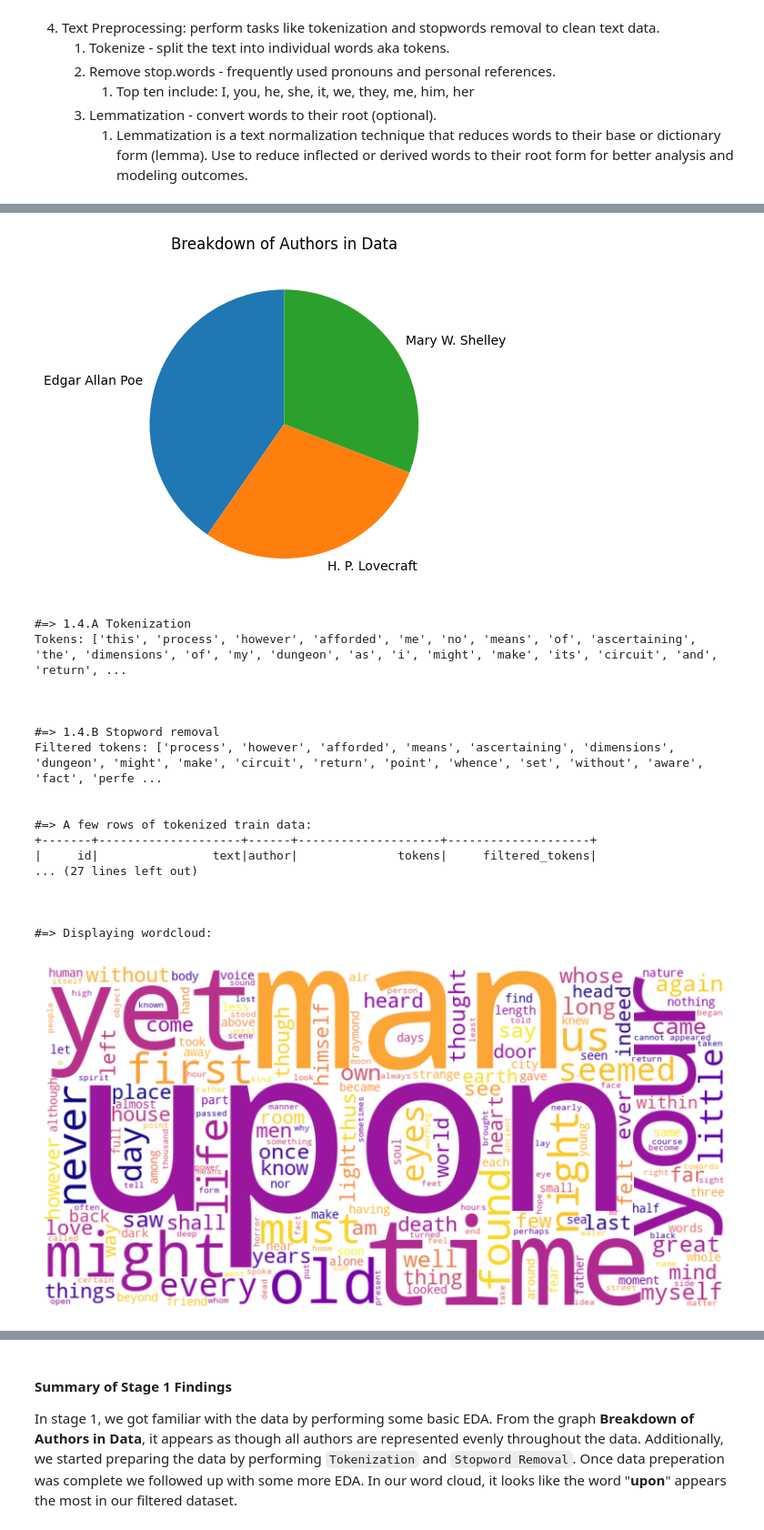
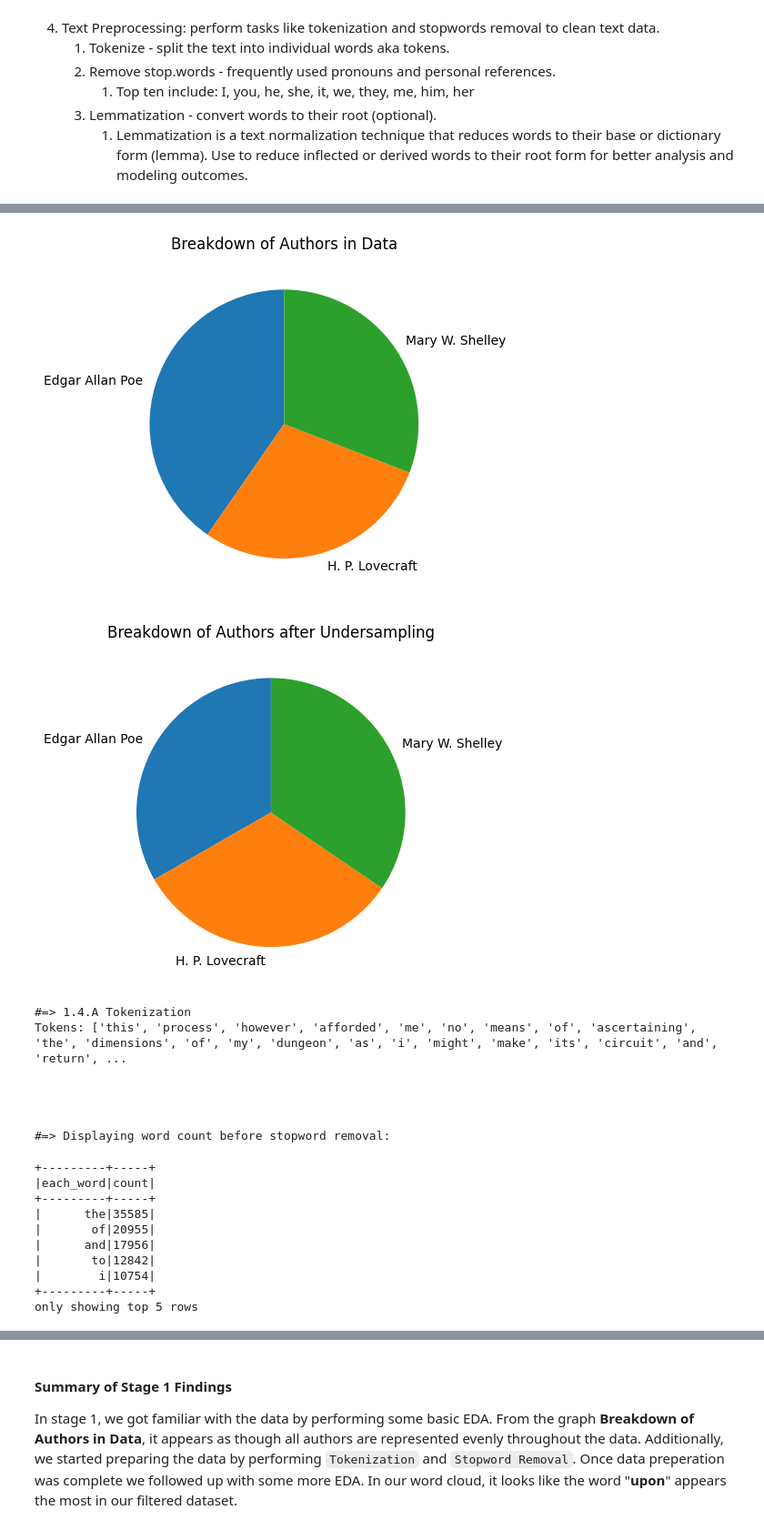
Before and after one commit to evandergraaf/M5.12-Spooky-Spark-Team-6, a Jupyter notebook: spookyspark.ipynb, the cells around one changed output, grey strips where cells are left out. Shown at 91% size. Drawn from its saved outputs; the diff is of its cells as text; code cells hidden in the pictures.

Commit message:
Add undersampling and tailored stopwords

```diff
--- a/spookyspark.ipynb
+++ b/spookyspark.ipynb
@@ -172,10 +189,25 @@ print(f"Texts by Edgar Allan Poe: {eap_count} ({round(100 * eap_count / df_train
 print(f"Texts by H. P. Lovecraft: {hpl_count} ({round(100 * hpl_count / df_train.count(), 1)}%)")
 print(f"Texts by Mary W. Shelley: {mws_count} ({round(100 * mws_count / df_train.count(), 1)}%)")
 
-# Breakdown of authors
+# Breakdown of authors before undersampling
 y = np.array([eap_count, hpl_count, mws_count])
 labels = [authors['EAP'], authors['HPL'], authors['MWS']]
 plt.title('Breakdown of Authors in Data')
+plt.pie(y, labels = labels, startangle=90)
+plt.show()
+
+# Undersample majority class (EAP)
+fraction = (hpl_count + mws_count) / (2 * eap_count)
+undersampled_col = df_train.filter("author == 'EAP'").sample(withReplacement=False, fraction=fraction, seed=17)
+df_train_undersampled = df_train.filter("author != 'EAP'").union(undersampled_col)
+
+# Breakdown of authors after undersampling
+eap_count = df_train_undersampled.filter("author == 'EAP'").count()
+hpl_count = df_train_undersampled.filter("author == 'HPL'").count()
+mws_count = df_train_undersampled.filter("author == 'MWS'").count()
+y = np.array([eap_count, hpl_count, mws_count])
+labels = [authors['EAP'], authors['HPL'], authors['MWS']]
+plt.title('Breakdown of Authors after Undersampling')
 plt.pie(y, labels = labels, startangle=90)
 plt.show()
 
@@ -188,13 +220,30 @@ print('\n#=> 1.4.A Tokenization')
 print(f"Tokens: {df_train_tokenized.head().tokens}")
 print("\n")
 
+# Create a list of stopwords tailored to this dataset
+# Explode the 'tokens' column to get individual words in separate rows
+words_exploded = df_train_tokenized.withColumn("each_word", explode(col("tokens")))
+##Count the occurrences of each word
+word_count = words_exploded.groupBy("each_word").count()
+##Now show the result
+print("\n")
+print('#=> Displaying word count before stopword removal:')
+word_count.orderBy(col("count").desc()).show(5)
+
+# Create and show the list of stopwords
+num_stopwords = 130
+stopwords_alt = [data[0] for data in word_count.orderBy(col("count").desc()).select('each_word').collect()]
+print(len(stopwords_alt))
+stopwords_alt = stopwords_alt[0:num_stopwords]
+print(stopwords_alt)
+
 # (1.4.B) Step 2: Stopword removal
 # List of stopwords compiled from the Gigaword corpus by Dr. George Wilson of Georgetown University: https://faculty.georgetown.edu/wilsong/IR/WD3.html
 with open('stopwords.csv', newline='') as csvfile:
     stopword_reader = csv.reader(csvfile, delimiter=',')
     next(stopword_reader, None)  # Skip header
     stopwords = [row[2] for row in stopword_reader]
-stopwords_remover = StopWordsRemover(inputCol="tokens", outputCol="filtered_tokens", stopWords=stopwords)
+stopwords_remover = StopWordsRemover(inputCol="tokens", outputCol="filtered_tokens", stopWords=stopwords_alt)
 df_train_no_stopwords = stopwords_remover.transform(df_train_tokenized)
 print('\n#=> 1.4.B Stopword removal')
 print(f"Filtered tokens: {df_train_no_stopwords.head().filtered_tokens}")
@@ -213,7 +262,7 @@ word_count = words_exploded.groupBy("each_word").count()
 
 ##Now show the result
 print("\n")
-print('#=> Displaying word count:')
+print('#=> Displaying word count after stopword removal:')
 word_count.orderBy(col("count").desc()).show(5)
 
 ##Create a wordcloud from the word counts obtained.
@@ -251,19 +300,19 @@ Texts by Mary W. Shelley: 6044 (30.9%)
 [figure]
-#=> 1.4.A Tokenization
-Tokens: ['this', 'process', 'however', 'afforded', 'me', 'no', 'means', 'of', 'ascertaining', 'the', 'dimensions', 'of', 'my', 'dungeon', 'as', 'i', 'might', 'make', 'its', 'circuit', 'and', 'return', ...
-
-
-
-#=> 1.4.B Stopword removal
-Filtered tokens: ['process', 'however', 'afforded', 'means', 'ascertaining', 'dimensions', 'dungeon', 'might', 'make', 'circuit', 'return', 'point', 'whence', 'set', 'without', 'aware', 'fact', 'perfe ...
-
-
-#=> A few rows of tokenized train data:
-+-------+--------------------+------+--------------------+--------------------+
-|     id|                text|author|              tokens|     filtered_tokens|
-... (27 lines left out)
-
-
-
-#=> Displaying wordcloud:
-[figure, old version]
+[figure, new version]
+#=> 1.4.A Tokenization
+Tokens: ['this', 'process', 'however', 'afforded', 'me', 'no', 'means', 'of', 'ascertaining', 'the', 'dimensions', 'of', 'my', 'dungeon', 'as', 'i', 'might', 'make', 'its', 'circuit', 'and', 'return', ...
+
+
+
+
+#=> Displaying word count before stopword removal:
++---------+-----+
+|each_word|count|
++---------+-----+
+|      the|35585|
+|       of|20955|
+|      and|17956|
+|       to|12842|
+|        i|10754|
++---------+-----+
+only showing top 5 rows
```
Also changed, not shown: parts of 5 cells of this notebook.
